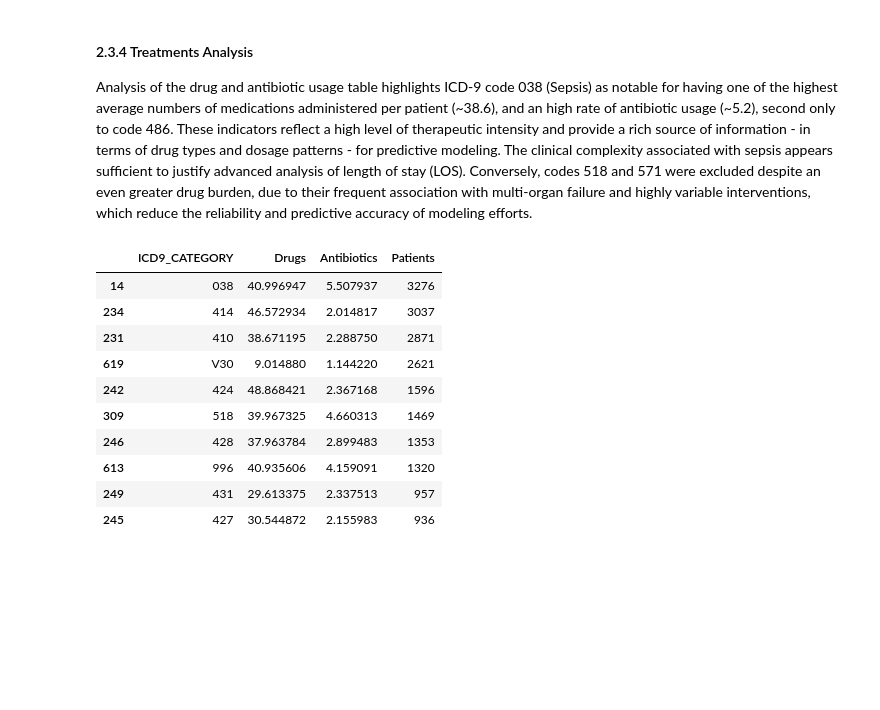
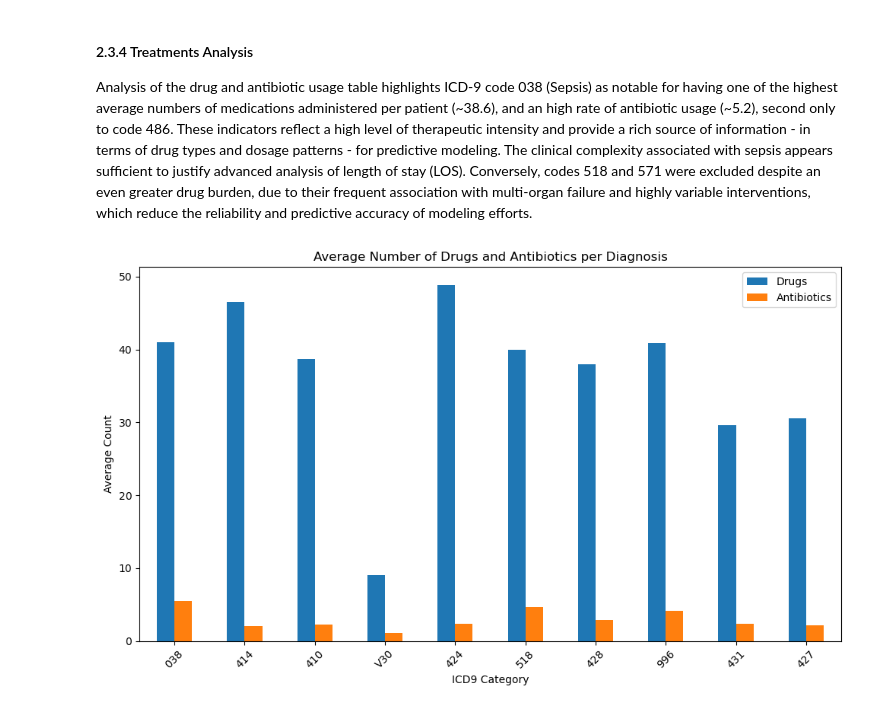
Before and after one commit to GiuseppePitruzzella/MIMIC-III_LOS_Project, a Jupyter notebook: notebooks/01_data_exploration.ipynb, the cells around one changed output. Drawn from its saved outputs; the diff is of its cells as text; code cells hidden in the pictures; blank space fills up the shorter version.

```diff
--- a/notebooks/01_data_exploration.ipynb
+++ b/notebooks/01_data_exploration.ipynb
@@ -286,44 +291,40 @@ Conversely, codes 518 and 571 were excluded despite an even greater drug burden,
 # %%
 # Antibiotics labels
 antibiotic_pattern = 'cillin|mycin|cef|penem|cycline|azole|floxacin'
 
 # Counts drugs per HADM_ID
 drug_counts = prescriptions.groupby('HADM_ID')['DRUG'].nunique().reset_index(name='N_DRUGS')
 
 # Counts antibiotics per HADM_ID
 abx_mask = prescriptions['DRUG'].str.contains(antibiotic_pattern, case=False, na=False)
 abx_counts = prescriptions[abx_mask].groupby('HADM_ID')['DRUG'].nunique().reset_index(name='N_ANTIBIOTICS')
 
 # Merge
 drug_data = pd.merge(drug_counts, abx_counts, on='HADM_ID', how='left').fillna(0)
 
 # Add ICD9 Category
 main_diagnoses = diagnoses.sort_values('SEQ_NUM').drop_duplicates('HADM_ID', keep='first')
 main_diagnoses['ICD9_CATEGORY'] = main_diagnoses['ICD9_CODE'].astype(str).str[:3]
 
 # Add drugs counter
 drug_data = pd.merge(drug_data, main_diagnoses[['HADM_ID', 'ICD9_CATEGORY']], on='HADM_ID', how='left')
 
 # Summary
 summary = drug_data.groupby('ICD9_CATEGORY').agg({
     'N_DRUGS': 'mean',
     'N_ANTIBIOTICS': 'mean',
     'HADM_ID': 'count'
 }).rename(columns={'HADM_ID': 'Patients', 'N_DRUGS': 'Drugs', 'N_ANTIBIOTICS': 'Antibiotics'}).reset_index()
 
-# Sort by number of patients
 summary = summary.sort_values(by='Patients', ascending=False).head(10)
-display(summary)
+summary.plot(x='ICD9_CATEGORY', y=['Drugs', 'Antibiotics'], kind='bar', figsize=(10,6))
+plt.title('Average Number of Drugs and Antibiotics per Diagnosis')
+plt.ylabel('Average Count')
+plt.xlabel('ICD9 Category')
+plt.xticks(rotation=45)
+plt.tight_layout()
+plt.savefig('../assets/plots/drug_antibiotic_usage.png', dpi=300)
+plt.show()
 # %% [output]
-|  | ICD9_CATEGORY | Drugs | Antibiotics | Patients |
-| 14 | 038 | 40.996947 | 5.507937 | 3276 |
-| 234 | 414 | 46.572934 | 2.014817 | 3037 |
-| 231 | 410 | 38.671195 | 2.288750 | 2871 |
-| 619 | V30 | 9.014880 | 1.144220 | 2621 |
-| 242 | 424 | 48.868421 | 2.367168 | 1596 |
-| 309 | 518 | 39.967325 | 4.660313 | 1469 |
-| 246 | 428 | 37.963784 | 2.899483 | 1353 |
-| 613 | 996 | 40.935606 | 4.159091 | 1320 |
-| 249 | 431 | 29.613375 | 2.337513 | 957 |
-| 245 | 427 | 30.544872 | 2.155983 | 936 |
+[figure, added]
 # %% [markdown]
```
Also changed, not shown: parts of 4 cells of this notebook, 4 other files.
